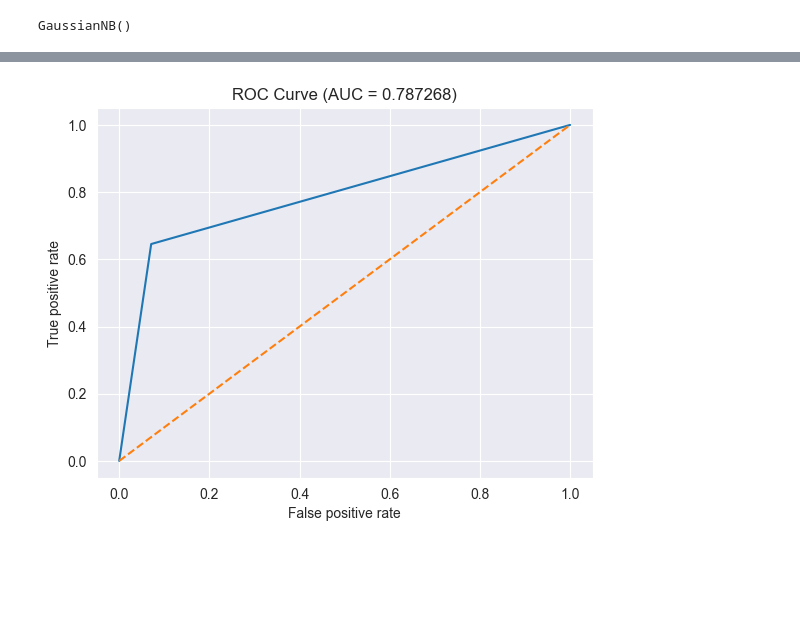
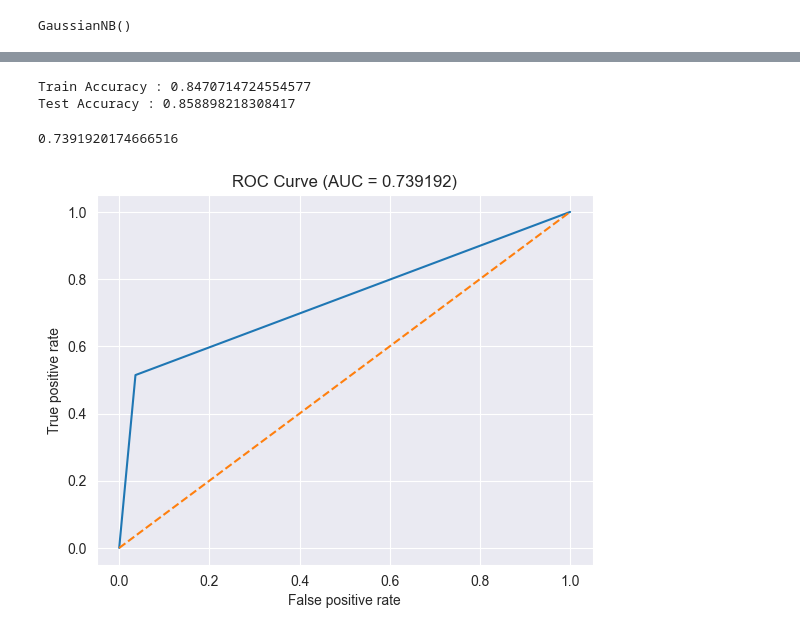
Before and after one commit to Aslam-456/Machine_Learning, a Jupyter notebook: model_building.ipynb, the cells around one changed output, grey strips where cells are left out. Drawn from its saved outputs; the diff is of its cells as text; code cells hidden in the pictures; blank space fills up the shorter version.

```diff
--- a/model_building.ipynb
+++ b/model_building.ipynb
@@ -101,0 +180,4 @@ weighted avg       0.86      0.86      0.86      9766
+# %%
+rf_best = RandomForestClassifier(n_estimators=17, max_depth=4, max_features='sqrt', min_samples_leaf=1,min_samples_split=2, bootstrap=True)
+# %%
+rf_best.fit(x_train,y_train)
@@ -101,0 +186,3 @@ weighted avg       0.86      0.86      0.86      9766
+# %%
+y_rf_best_pred = rf_best.predict(x_test)
+accuracy_score(y_test,y_rf_best_pred)
@@ -102,16 +207,24 @@ weighted avg       0.86      0.86      0.86      9766
+# %%
+print(f'Train Accuracy : {rf_best.score(x_train,y_train)}')
+print(f'Test Accuracy : {rf_best.score(x_test,y_test)}')       #As the accuracies are close , the model has no over fitting issues
+# %% [output]
+Train Accuracy : 0.8470714724554577
+Test Accuracy : 0.858898218308417
 # %%
-from sklearn.metrics import roc_auc_score
-roc_auc = roc_auc_score(y_test,y_rf_pred)
+roc_auc = roc_auc_score(y_test,y_rf_best_pred)
+roc_auc
+# %% [output]
+0.7391920174666516
 # %%
 #ROC curve for random forest
 from sklearn.metrics import roc_curve
 import matplotlib.pyplot as plt
-fpr,tpr,thresholds = roc_curve(y_test,y_rf_pred)
+fpr,tpr,thresholds = roc_curve(y_test,y_rf_best_pred)
 plt.plot(fpr,tpr)
 plt.plot([0,1],[0,1],linestyle='--')
 plt.xlabel('False positive rate')
 plt.ylabel('True positive rate')
 plt.title('ROC Curve (AUC = {:2f})'.format(roc_auc))
 plt.show()
 # %% [output]
-[figure, old version]
+[figure, new version]
```
Also changed, not shown: parts of 25 cells of this notebook, 2 other files.
